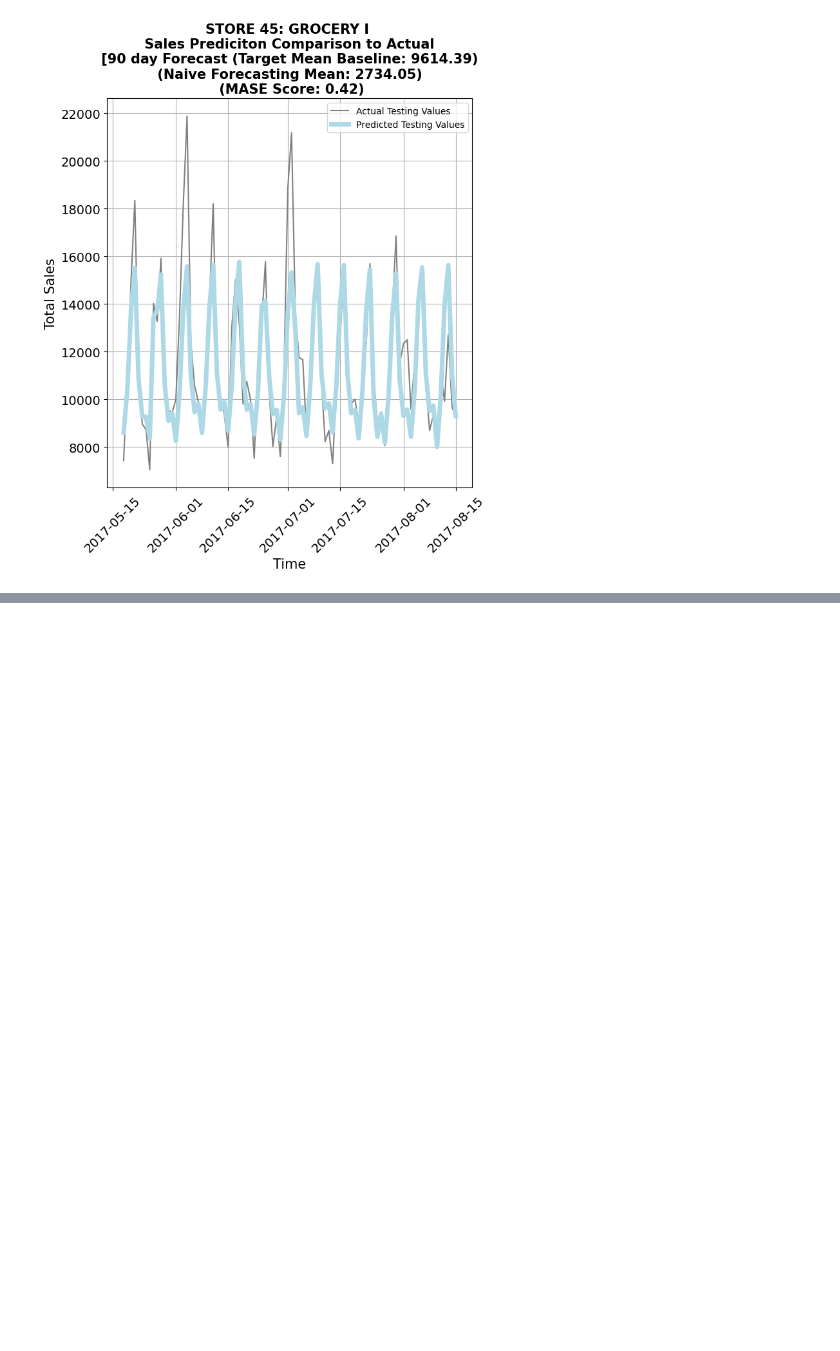
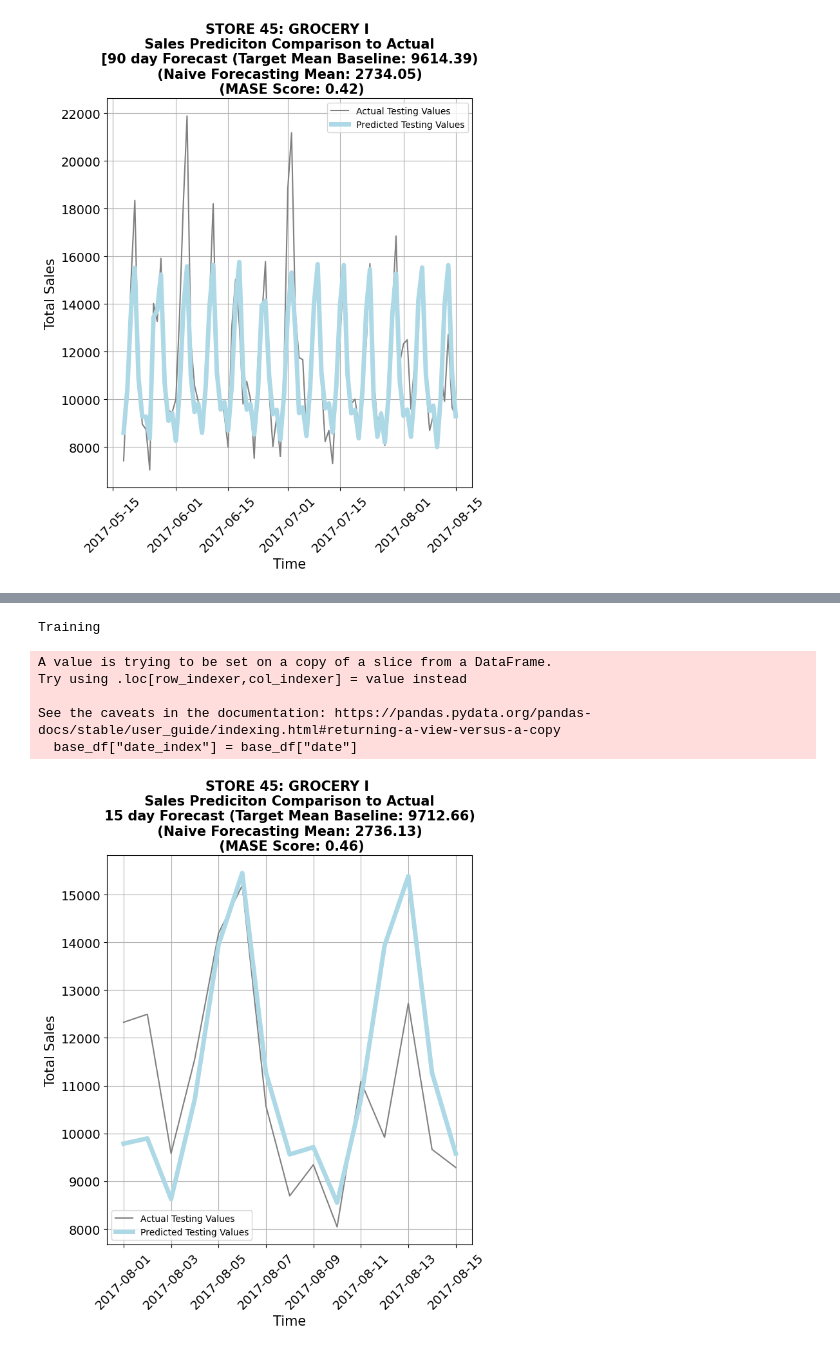
Before and after one commit to chriskuz/favorita_nn_scaling, a Jupyter notebook: src/project_notebook.ipynb, the cells around one changed output, grey strips where cells are left out. Drawn from its saved outputs; the diff is of its cells as text; code cells hidden in the pictures; blank space fills up the shorter version.

Commit message:
re ran the project notebook. added multivariate model processing functions into the data processing pipeline.

```diff
--- a/src/project_notebook.ipynb
+++ b/src/project_notebook.ipynb
@@ -854,10 +858,12 @@ See the caveats in the documentation: https://pandas.pydata.org/pandas-docs/stab
+# %%
+new_base_df = data_processing_pipeline.run_base_df()
+# %% [output]
+Training
 # %%
-
-
 first_n_dates=30
 last_n_dates=15 #30 days visually adhere's well
 
-X_train, y_train, X_test, y_test = data_processing_pipeline.single_model_pre_process(base_df, model_filter=[45, "GROCERY I"], first_n_dates=first_n_dates, last_n_dates=last_n_dates)
+X_train, y_train, X_test, y_test = data_processing_pipeline.single_model_pre_process(new_base_df, model_filter=[45, "GROCERY I"], first_n_dates=first_n_dates, last_n_dates=last_n_dates)
 
 # Basic model setup
 model = SARIMAX(
@@ -876,32 +882,39 @@ forecast_clipped = np.maximum(forecast, 0)
 
 
 VALUE_COLORS = {
     "y_pred":"blue",
     "y_test":"gray",
     "y_train":"lightblue"
 }
 
 target_mean = y_train.mean()
 naive_forecasting_mean = project_metrics.calculate_mase_scale_factor(y_train)
 mase_score = project_metrics.calculate_mase_score(y_test, forecast, naive_forecasting_mean)
 
 
 
 plt.figure(figsize=(7.16, 8.8)) #(figsize=(25,10)) #figsize=(11.69,8.27))
 
 
 plt.plot(y_test_clipped.index, y_test_clipped, color="gray", label="Actual Testing Values")
 plt.plot(forecast_clipped.index, forecast_clipped, color="lightblue", label="Predicted Testing Values", linewidth=5)
 
-plt.title(f"STORE 45: GROCERY I \n Sales Prediciton Comparison to Actual \n [{last_n_dates} day Forecast (Target Mean Baseline: {np.round(target_mean, decimals=2)}) \n (Naive Forecasting Mean: {np.round(naive_forecasting_mean, decimals=2)}) \n (MASE Score: {np.round(mase_score, decimals=2)})", fontweight="bold", size=15)
+plt.title(f"STORE 45: GROCERY I \n Sales Prediciton Comparison to Actual \n {last_n_dates} day Forecast (Target Mean Baseline: {np.round(target_mean, decimals=2)}) \n (Naive Forecasting Mean: {np.round(naive_forecasting_mean, decimals=2)}) \n (MASE Score: {np.round(mase_score, decimals=2)})", fontweight="bold", size=15)
 plt.xlabel("Time", size=15)
 plt.ylabel("Total Sales", size=15)
 plt.xticks(size=14, rotation=45)
 plt.yticks(size=14)
 
 
 plt.grid(which="major")
 plt.legend()
 plt.tight_layout()
 
-plt.savefig(f"../new_images/{last_n_dates}_day_model.png", format="png", dpi=300)
+plt.savefig(f"../new_images/fixed_{last_n_dates}_day_model.png", format="png", dpi=300)
+# %% [output]
+A value is trying to be set on a copy of a slice from a DataFrame.
+Try using .loc[row_indexer,col_indexer] = value instead
+
+See the caveats in the documentation: https://pandas.pydata.org/pandas-docs/stable/user_guide/indexing.html#returning-a-view-versus-a-copy
+  base_df["date_index"] = base_df["date"]
+[figure, added]
```
Also changed, not shown: parts of 9 cells of this notebook, 1 other file.
